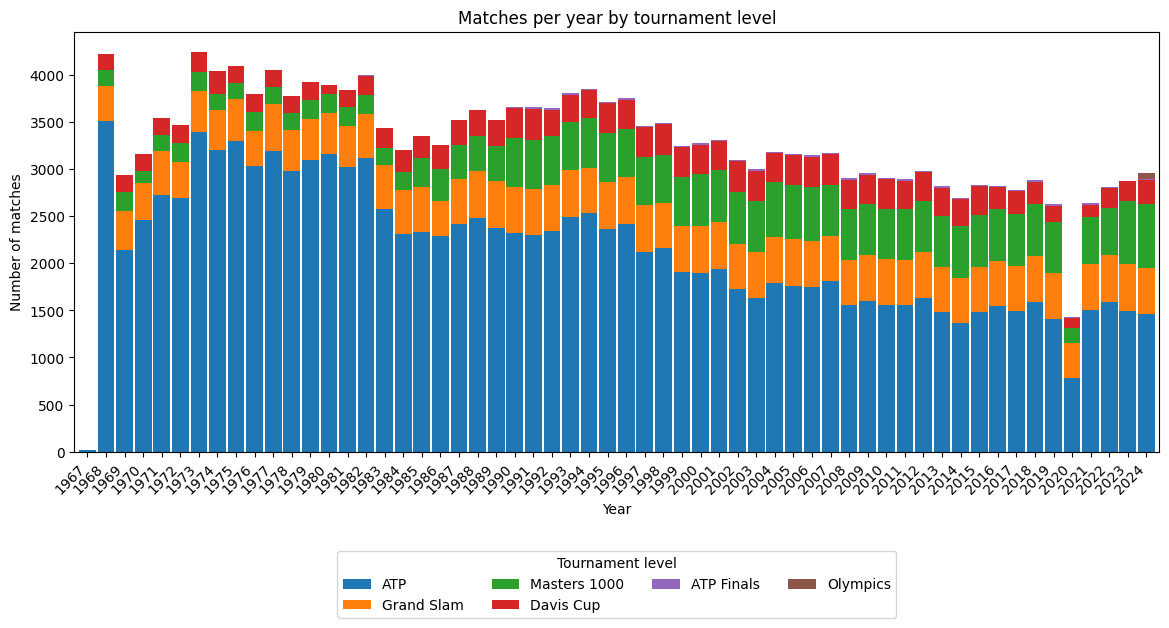
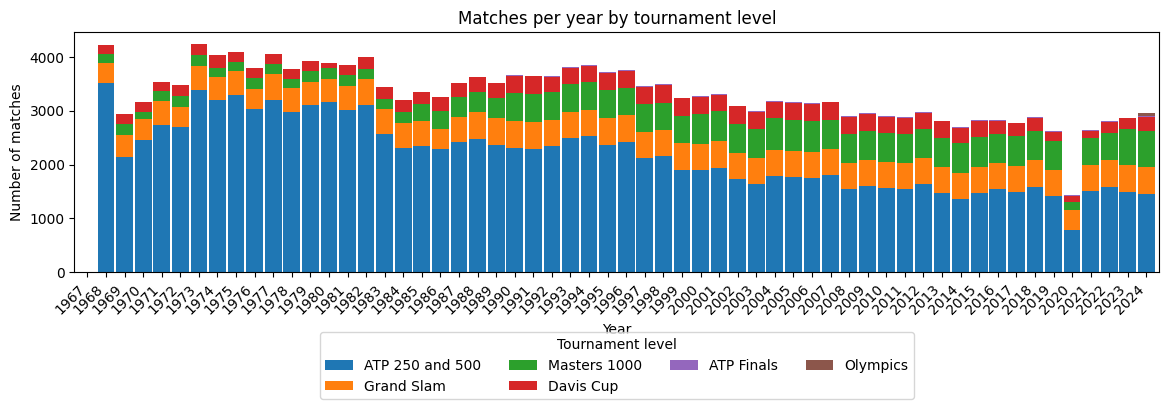
The notebook cell's code change between the first figure and the second:
--- before
+++ after
@@ -12,5 +12,5 @@
 )
 
-fig, ax = plt.subplots(figsize=(14, 7))
+fig, ax = plt.subplots(figsize=(14, 4))
 counts_by_year_level.plot(ax=ax, kind="bar", stacked=True, width=0.9)
 ax.set_xlabel("Year")

Commit: report: start of methodology chapter